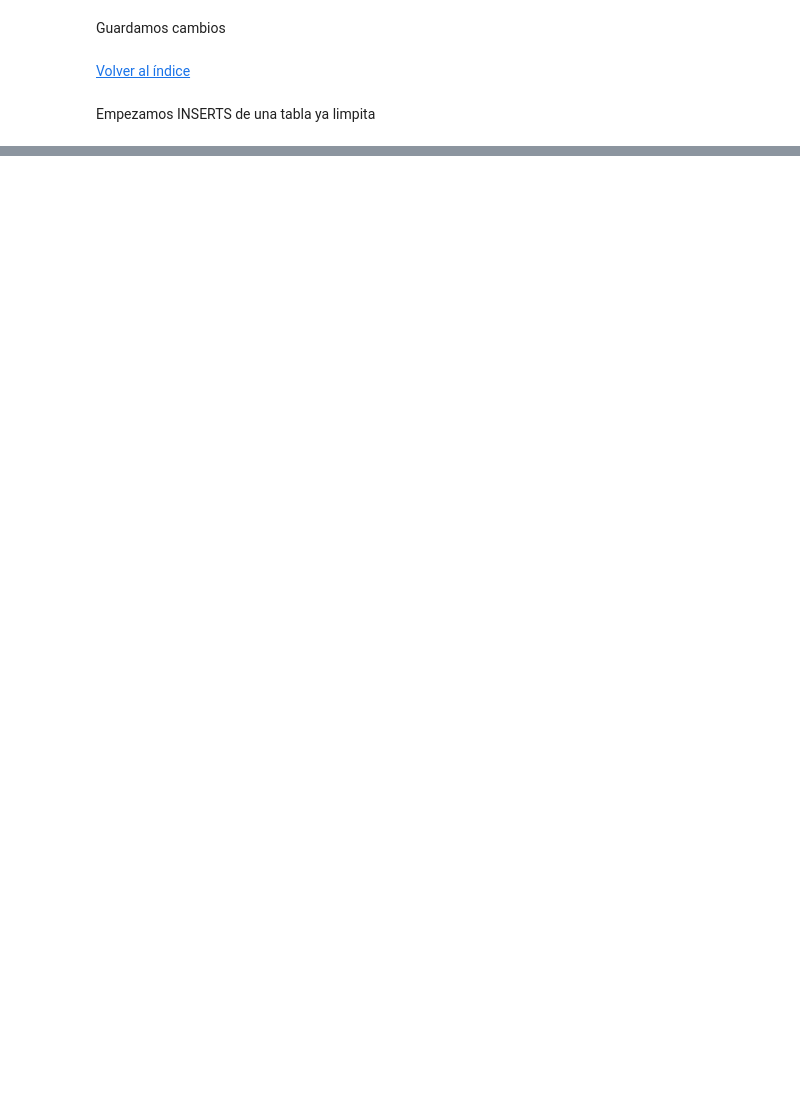
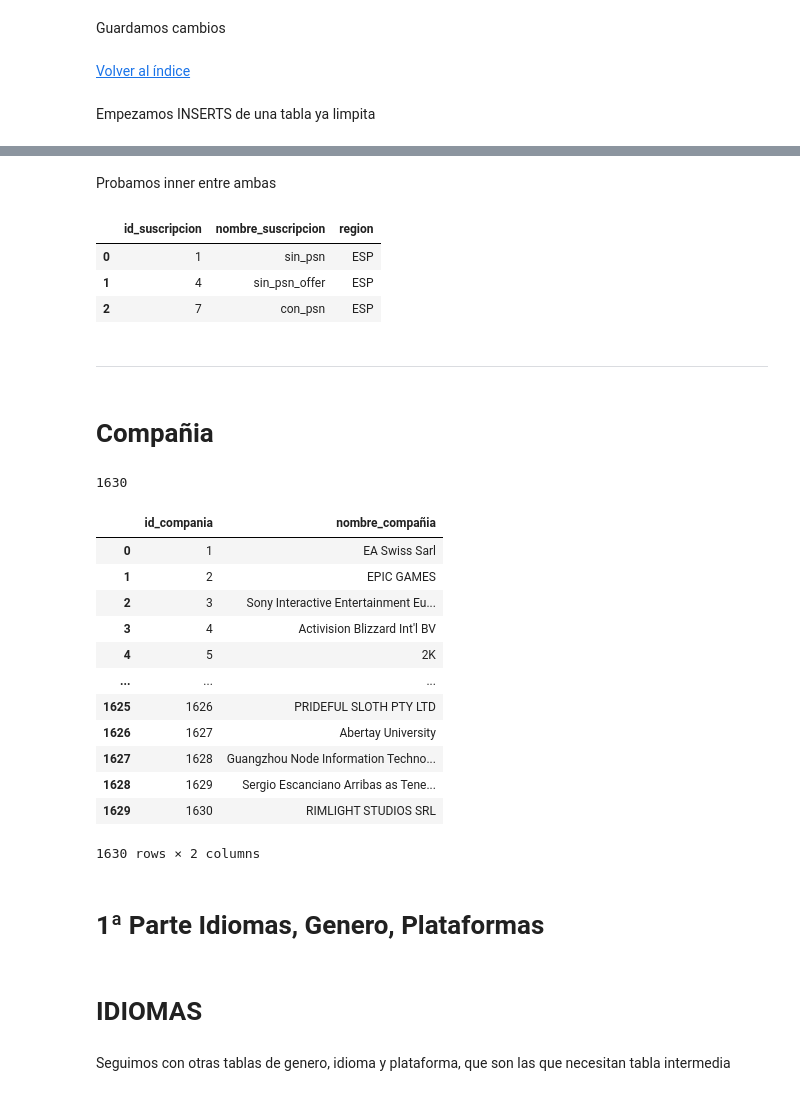
Before and after one commit to svalencia-romero/GamePriceTracker, a Jupyter notebook: notebooks/memoria_v1.ipynb, the cells around one changed output, grey strips where cells are left out. Cells and saved outputs as stored; diff of their text form; code cells hidden in the pictures; blank space fills up the shorter version.

```diff
--- a/notebooks/memoria_v1.ipynb
+++ b/notebooks/memoria_v1.ipynb
@@ -1249,0 +1291,20 @@ INSERT
+# %% [markdown]
+Probamos inner entre ambas
+# %%
+#Comprobamos psn_region
+conn = f.conect_bbdd(cr.database,cr.host,cr.user,cr.password,cr.port)
+query = '''SELECT id_suscripcion, nombre_suscripcion, region FROM public.suscripcion as sus
+INNER JOIN public.psn_region as reg
+ON sus.id_region = reg.id_psn
+WHERE region = 'ESP'
+'''
+f.sql_query(query,conn)
+# %% [output]
+|  | id_suscripcion | nombre_suscripcion | region |
+| 0 | 1 | sin_psn | ESP |
+| 1 | 4 | sin_psn_offer | ESP |
+| 2 | 7 | con_psn | ESP |
+# %% [markdown]
+---
+# %% [markdown]
+# Compañia
@@ -1249,0 +1313,4 @@ INSERT
+# %%
+df['Compañia'].str.split(',').explode().str.strip().nunique()
+# %% [output]
+1630
@@ -1249,0 +1333,25 @@ INSERT
+# %%
+#Comprobamos lang_disp
+conn = f.conect_bbdd(cr.database,cr.host,cr.user,cr.password,cr.port)
+query = '''SELECT * FROM public.compañia'''
+f.sql_query(query,conn)
+# %% [output]
+|  | id_compania | nombre_compañia |
+| 0 | 1 | EA Swiss Sarl |
+| 1 | 2 | EPIC GAMES |
+| 2 | 3 | Sony Interactive Entertainment Eu... |
+| 3 | 4 | Activision Blizzard Int'l BV |
+| 4 | 5 | 2K |
+| ... | ... | ... |
+| 1625 | 1626 | PRIDEFUL SLOTH PTY LTD |
+| 1626 | 1627 | Abertay University |
+| 1627 | 1628 | Guangzhou Node Information Techno... |
+| 1628 | 1629 | Sergio Escanciano Arribas as Tene... |
+| 1629 | 1630 | RIMLIGHT STUDIOS SRL |
+1630 rows × 2 columns
+# %% [markdown]
+# 1ª Parte Idiomas, Genero, Plataformas
+# %% [markdown]
+# IDIOMAS
+# %% [markdown]
+Seguimos con otras tablas de genero, idioma y plataforma, que son las que necesitan tabla intermedia
```
Also changed, not shown: parts of 52 cells of this notebook, 2 other files.
